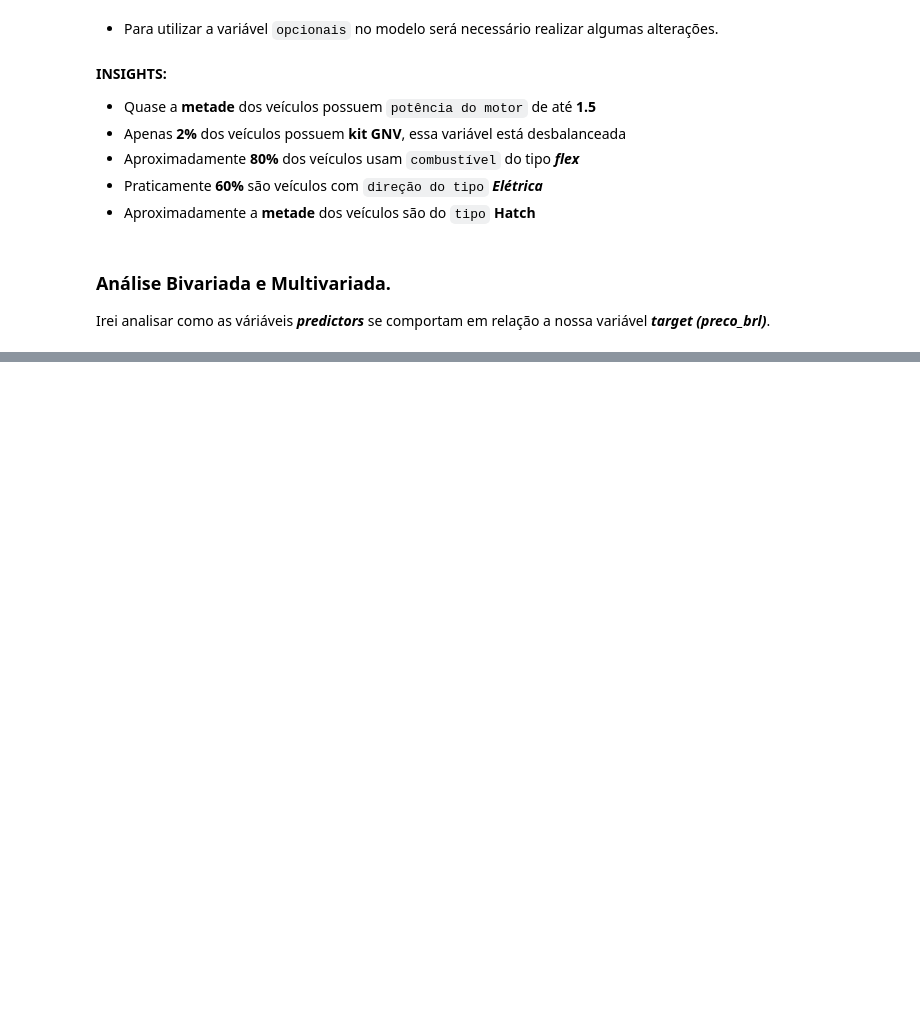
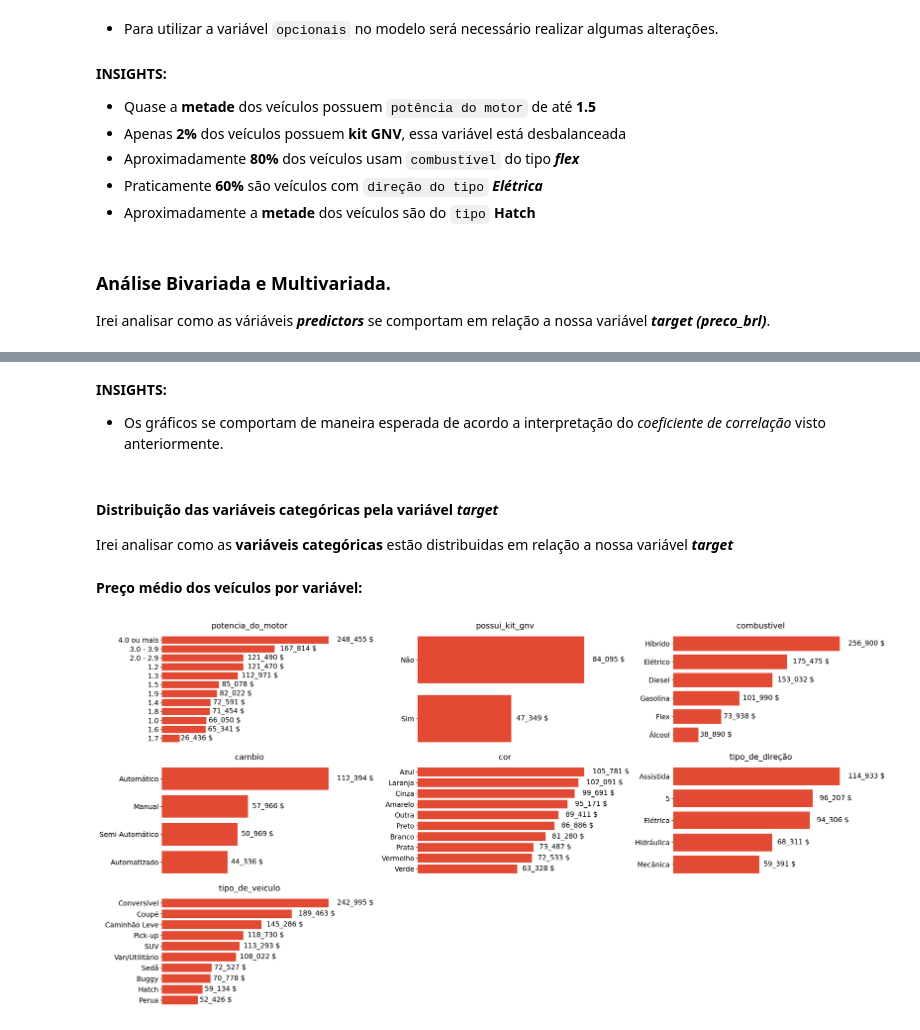
Before and after one commit to PatrickLeal/analise-carros-olx, a Jupyter notebook: notebooks/1. EDA.ipynb, the cells around one changed output, grey strips where cells are left out. Saved outputs shown, nothing was run; the diff lists cells and outputs as text; code cells hidden in the pictures; blank space fills up the shorter version.

```diff
--- a/notebooks/1. EDA.ipynb
+++ b/notebooks/1. EDA.ipynb
@@ -506,0 +547,16 @@ fig.grid(False)
+# %% [markdown]
+**INSIGHTS:**
+*   Os gráficos se comportam de maneira esperada de acordo a interpretação do *coeficiente de correlação* visto anteriormente.
+# %% [markdown]
+#### **Distribuição das variáveis categóricas pela variável *target***
+Irei analisar como as **variáveis categóricas** estão distribuidas em relação a nossa variável ***target***
+# %% [markdown]
+**Preço médio dos veículos por variável:**
+# %%
+features = cat_features_to_plot
+target = target
+
+eda_tool.make_eda_plots(data=train, features=features, kind='barplot',
+                        bar_metric='mean',feature_target=target)
+# %% [output]
+[figure, added]
```
Also changed, not shown: parts of 30 cells of this notebook, 2 other files.
